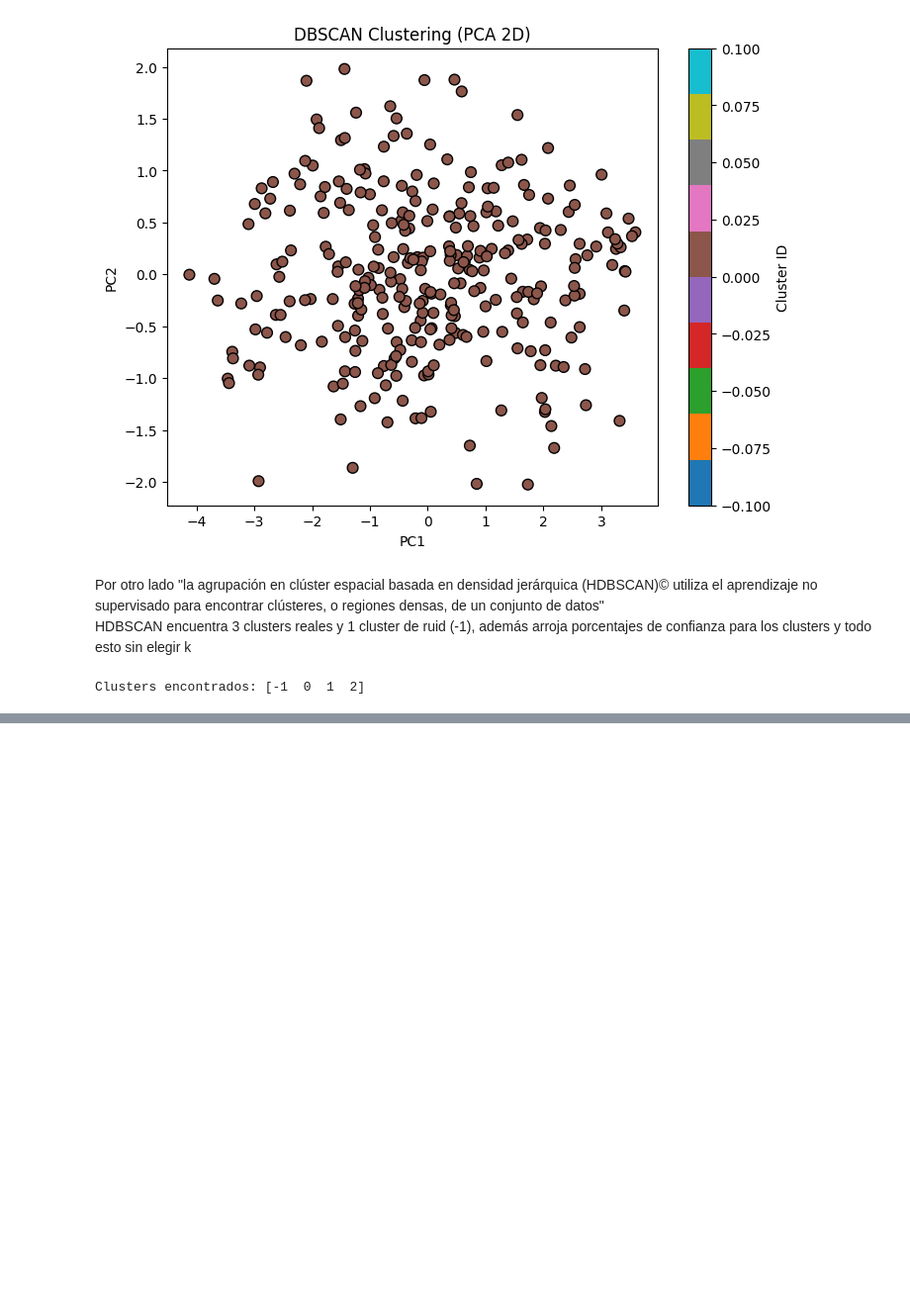
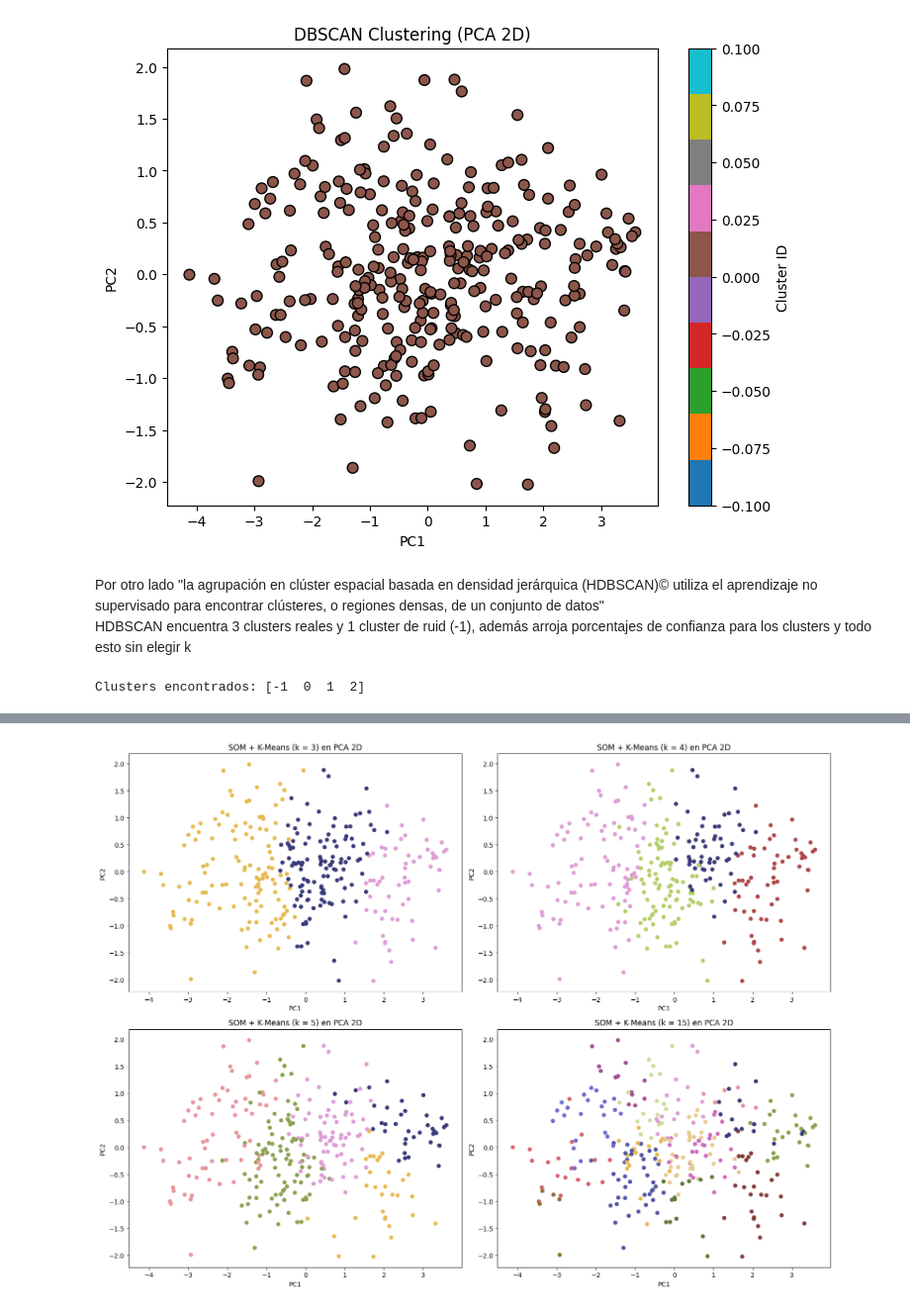
Before and after one commit to LeoGAR55/MD-1958, a Jupyter notebook: main.ipynb, the cells around one changed output, grey strips where cells are left out. Shown at 99% size. Drawn from its saved outputs; the diff is of its cells as text; code cells hidden in the pictures; blank space fills up the shorter version.

```diff
--- a/main.ipynb
+++ b/main.ipynb
@@ -665,0 +710,34 @@ df_final[["cluster_hdbscan", "hdbscan_prob"]].head()
+# %%
+ks = [3, 4, 5, 15]
+
+som_weights = som.get_weights().reshape(-1, df_som.shape[1]) # sacar los pesos del som(100 neuronas con 4 pesos)
+
+som_kmeans_labels = {}
+for k in ks:
+    modelo = KMeans(n_clusters=k, random_state=42)
+    modelo.fit(som_weights)
+    neuron_clusters = modelo.labels_
+    som_kmeans_labels[k] = [neuron_clusters[c] for c in som_labels]
+# %%
+pca = PCA(n_components=2)
+pca_result = pca.fit_transform(df_final)
+
+df_plot = pd.DataFrame(pca_result, columns=["PC1", "PC2"])
+
+for k in ks:
+    df_plot[f"SOM_k{k}"] = som_kmeans_labels[k]
+
+fig, axes = plt.subplots(2, 2, figsize=(16, 12))
+axes = axes.ravel()
+
+for idx, k in enumerate(ks):
+    ax = axes[idx]
+    ax.scatter(df_plot["PC1"], df_plot["PC2"],c=df_plot[f"SOM_k{k}"],cmap="tab20b",s=30)
+    ax.set_title(f"SOM + K-Means (k = {k}) en PCA 2D")
+    ax.set_xlabel("PC1")
+    ax.set_ylabel("PC2")
+
+plt.tight_layout()
+plt.show()
+# %% [output]
+[figure, added]
```
Also changed, not shown: parts of 12 cells of this notebook.
